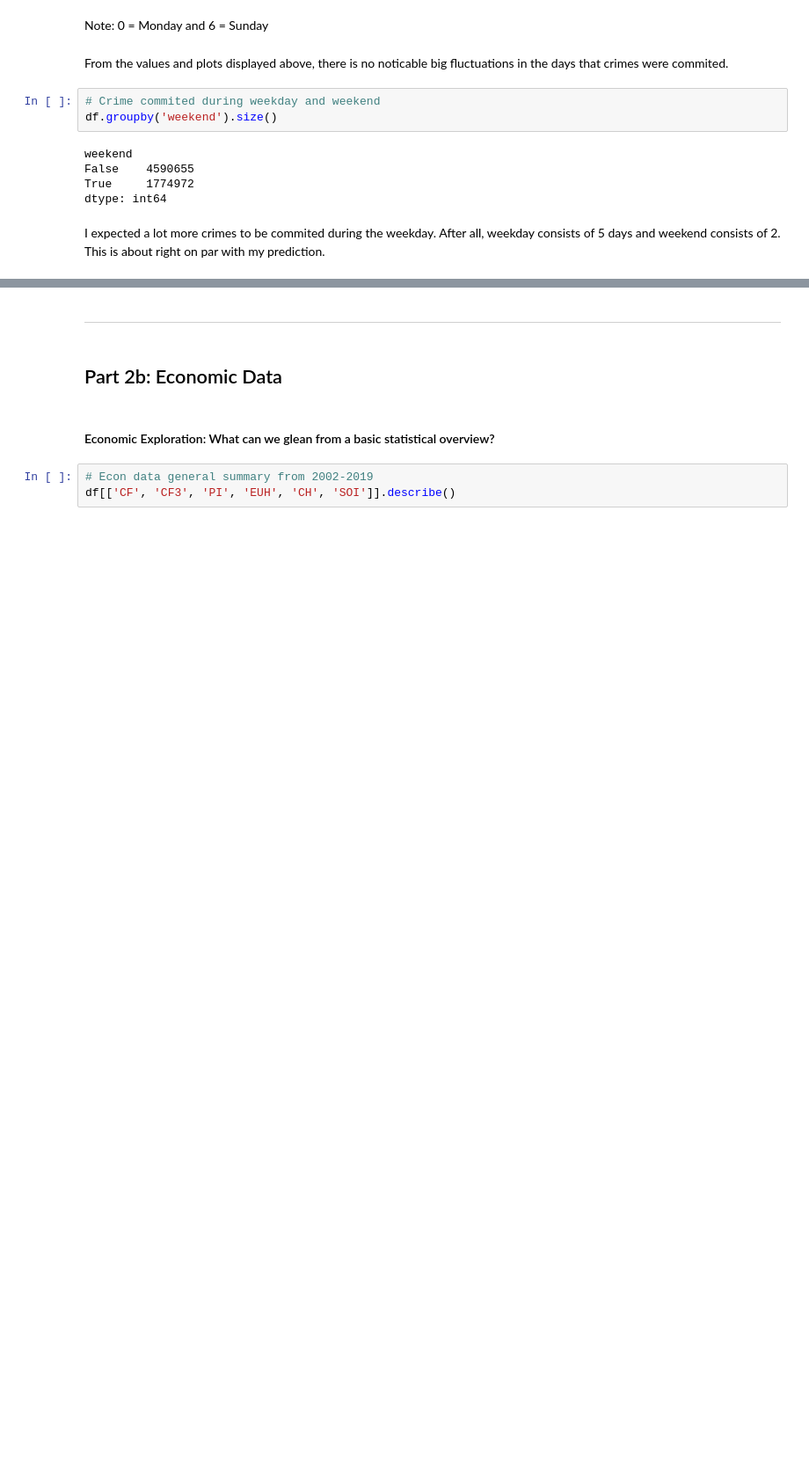
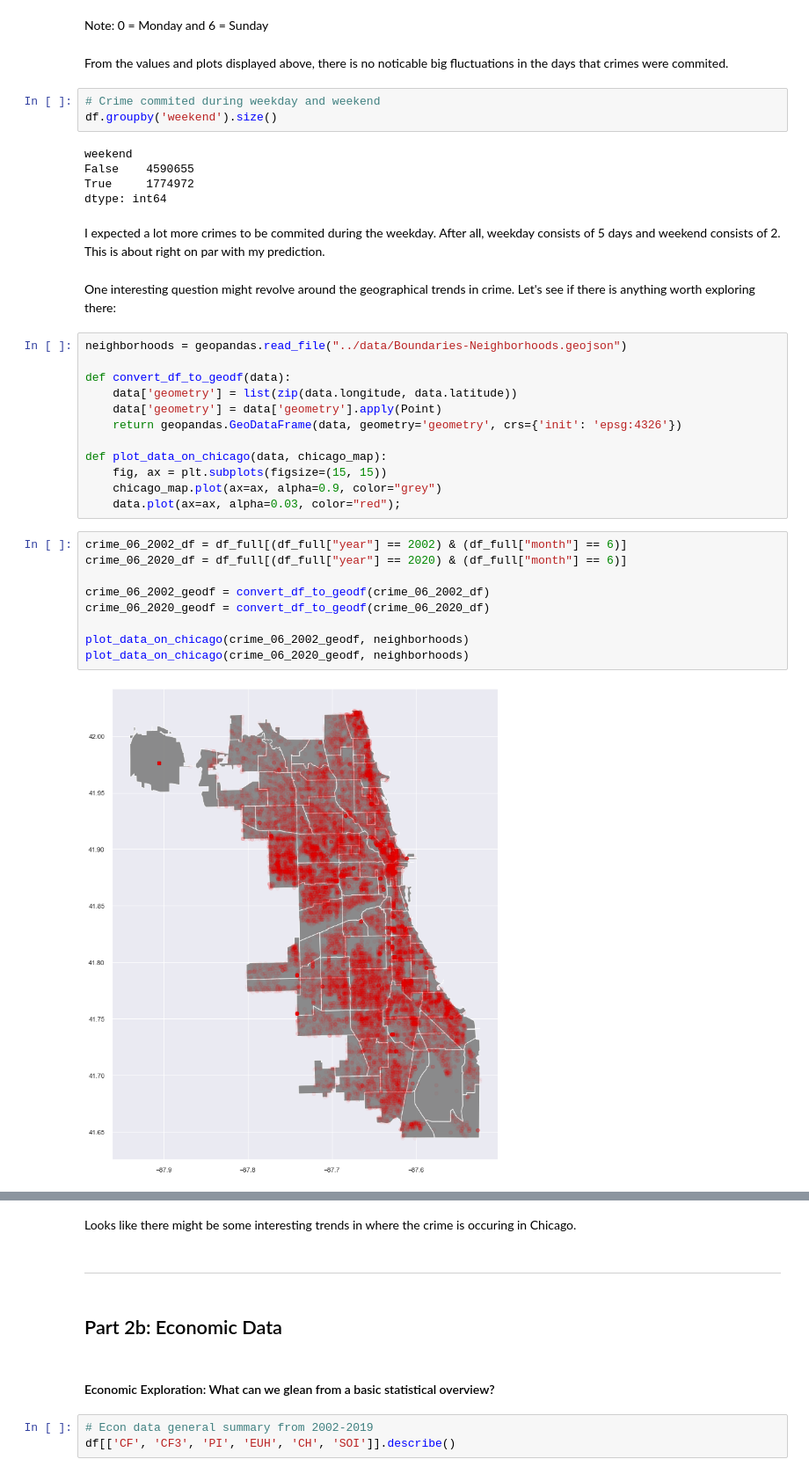
Before and after one commit to tjdolan121/4502Proj, a Jupyter notebook: forge/code/EDA.ipynb, the cells around one changed output, grey strips where cells are left out. Shown at 88% size. Cells and saved outputs as stored; diff of their text form; blank space fills up the shorter version.

Commit message:
Organized EDA, added questions

```diff
--- a/forge/code/EDA.ipynb
+++ b/forge/code/EDA.ipynb
@@ -368,3 +368,28 @@ True     1774972
 dtype: int64
 # %% [markdown]
 I expected a lot more crimes to be commited during the weekday. After all, weekday consists of 5 days and weekend consists of 2. This is about right on par with my prediction.
+# %% [markdown]
+One interesting question might revolve around the geographical trends in crime.  Let's see if there is anything worth exploring there:
+# %%
+neighborhoods = geopandas.read_file("../data/Boundaries-Neighborhoods.geojson")
+
+def convert_df_to_geodf(data):
+    data['geometry'] = list(zip(data.longitude, data.latitude))
+    data['geometry'] = data['geometry'].apply(Point)
+    return geopandas.GeoDataFrame(data, geometry='geometry', crs={'init': 'epsg:4326'})
+
+def plot_data_on_chicago(data, chicago_map):
+    fig, ax = plt.subplots(figsize=(15, 15))
+    chicago_map.plot(ax=ax, alpha=0.9, color="grey")
+    data.plot(ax=ax, alpha=0.03, color="red");
+# %%
+crime_06_2002_df = df_full[(df_full["year"] == 2002) & (df_full["month"] == 6)]
+crime_06_2020_df = df_full[(df_full["year"] == 2020) & (df_full["month"] == 6)]
+
+crime_06_2002_geodf = convert_df_to_geodf(crime_06_2002_df)
+crime_06_2020_geodf = convert_df_to_geodf(crime_06_2020_df)
+
+plot_data_on_chicago(crime_06_2002_geodf, neighborhoods)
+plot_data_on_chicago(crime_06_2020_geodf, neighborhoods)
+# %% [output]
+[figure, added]
@@ -371,3 +397,5 @@ I expected a lot more crimes to be commited during the weekday. After all, weekd
+# %% [markdown]
+Looks like there might be some interesting trends in where the crime is occuring in Chicago.
 # %% [markdown]
 <hr>
 # %% [markdown]
```
Also changed, not shown: parts of 9 cells of this notebook.
